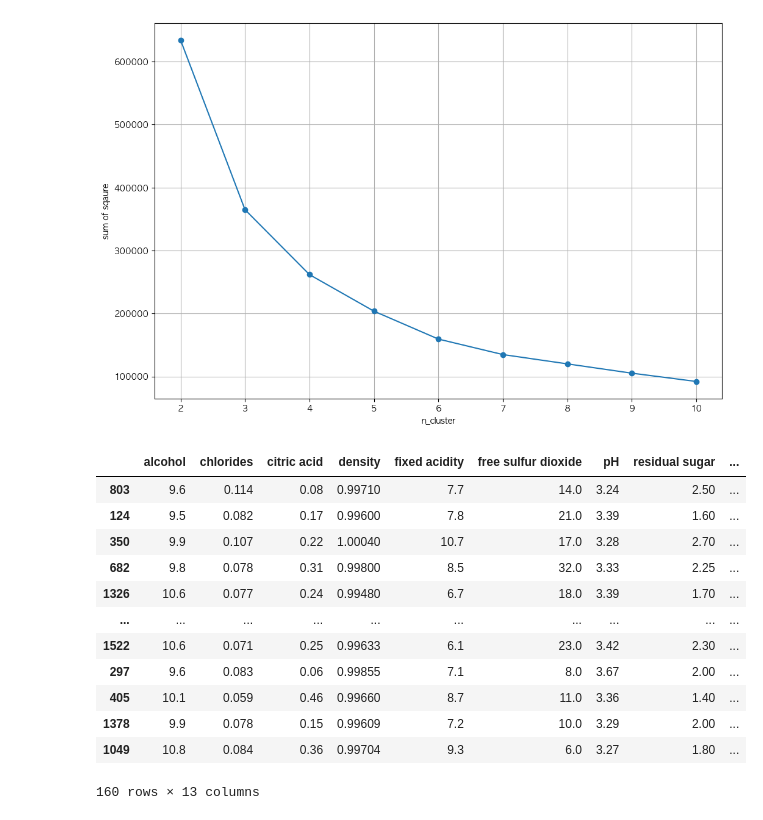
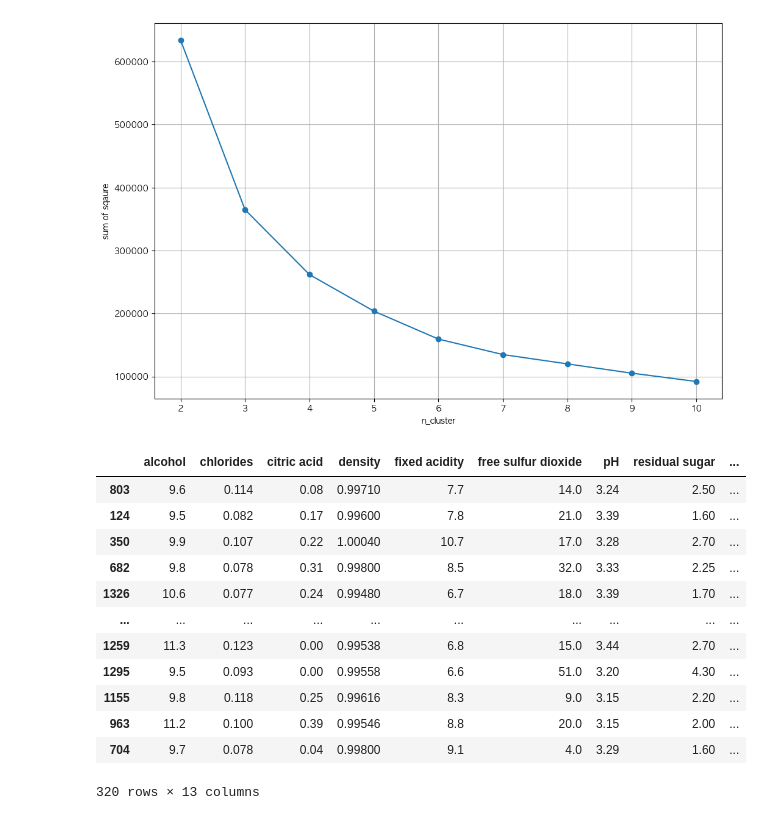
Before and after one commit to basamg912/imbalanced-anomaly-detection, a Jupyter notebook: notebooks/check.ipynb, the cells around one changed output. Saved outputs shown, nothing was run; the diff lists cells and outputs as text; code cells hidden in the pictures.

```diff
--- a/notebooks/check.ipynb
+++ b/notebooks/check.ipynb
@@ -256,6 +260,11 @@ sns.heatmap(pd.DataFrame(cm, columns = ['normal [0]', 'abnormal [1]']),
 # %% [markdown]
 # KMeans
 # %%
+x = data_modi[data_modi.columns.difference(['quality'])]
+y = data_modi['quality']
+x_train, x_test, y_train, y_test = train_test_split(x,y, test_size=0.2, random_state=42)
+
+
 ssd = []
 for num in range(2, 11):
     km = KMeans(n_clusters=num, init='k-means++', random_state=42, n_init=10)
@@ -273,32 +282,32 @@ plt.show()
 [figure]
 # %%
 km = KMeans(n_clusters=4)
-model = km.fit(x_train_sc)
+model = km.fit(x_train)
 # %%
 def distance_from_center(input_data:pd.DataFrame, predict:pd.DataFrame, y):
     center = model.cluster_centers_[predict]
     dist = ((center-input_data)**2).sum(axis=1) # center 와 input_data 빼고 제곱하고
     return np.round(dist, 3)
 
-dist = distance_from_center(x_test_sc, model.predict(x_test_sc), y_test)
-y_pred = model.predict(x_test_sc)
-x_test_sc['pred'] = y_pred
-x_test_sc['dist'] = dist
+dist = distance_from_center(x_test, model.predict(x_test), y_test)
+y_pred = model.predict(x_test)
+x_test['pred'] = y_pred
+x_test['dist'] = dist
 
-x_test_sc
+x_test
 # %% [output]
 |  | alcohol | chlorides | citric acid | density | fixed acidity | free sulfur dioxide | pH | residual sugar | ... |
 | 803 | 9.6 | 0.114 | 0.08 | 0.99710 | 7.7 | 14.0 | 3.24 | 2.50 | ... |
 | 124 | 9.5 | 0.082 | 0.17 | 0.99600 | 7.8 | 21.0 | 3.39 | 1.60 | ... |
 | 350 | 9.9 | 0.107 | 0.22 | 1.00040 | 10.7 | 17.0 | 3.28 | 2.70 | ... |
 | 682 | 9.8 | 0.078 | 0.31 | 0.99800 | 8.5 | 32.0 | 3.33 | 2.25 | ... |
 | 1326 | 10.6 | 0.077 | 0.24 | 0.99480 | 6.7 | 18.0 | 3.39 | 1.70 | ... |
 | ... | ... | ... | ... | ... | ... | ... | ... | ... | ... |
-| 1522 | 10.6 | 0.071 | 0.25 | 0.99633 | 6.1 | 23.0 | 3.42 | 2.30 | ... |
-| 297 | 9.6 | 0.083 | 0.06 | 0.99855 | 7.1 | 8.0 | 3.67 | 2.00 | ... |
-| 405 | 10.1 | 0.059 | 0.46 | 0.99660 | 8.7 | 11.0 | 3.36 | 1.40 | ... |
-| 1378 | 9.9 | 0.078 | 0.15 | 0.99609 | 7.2 | 10.0 | 3.29 | 2.00 | ... |
-| 1049 | 10.8 | 0.084 | 0.36 | 0.99704 | 9.3 | 6.0 | 3.27 | 1.80 | ... |
+| 1259 | 11.3 | 0.123 | 0.00 | 0.99538 | 6.8 | 15.0 | 3.44 | 2.70 | ... |
+| 1295 | 9.5 | 0.093 | 0.00 | 0.99558 | 6.6 | 51.0 | 3.20 | 4.30 | ... |
+| 1155 | 9.8 | 0.118 | 0.25 | 0.99616 | 8.3 | 9.0 | 3.15 | 2.20 | ... |
+| 963 | 11.2 | 0.100 | 0.39 | 0.99546 | 8.8 | 20.0 | 3.15 | 2.00 | ... |
+| 704 | 9.7 | 0.078 | 0.04 | 0.99800 | 9.1 | 4.0 | 3.29 | 1.60 | ... |
-160 rows × 13 columns
+320 rows × 13 columns
 # %%
 # 24개 test data 에 대해 3개 이상치 데이터로 선정
```
Also changed, not shown: parts of 25 cells of this notebook.
